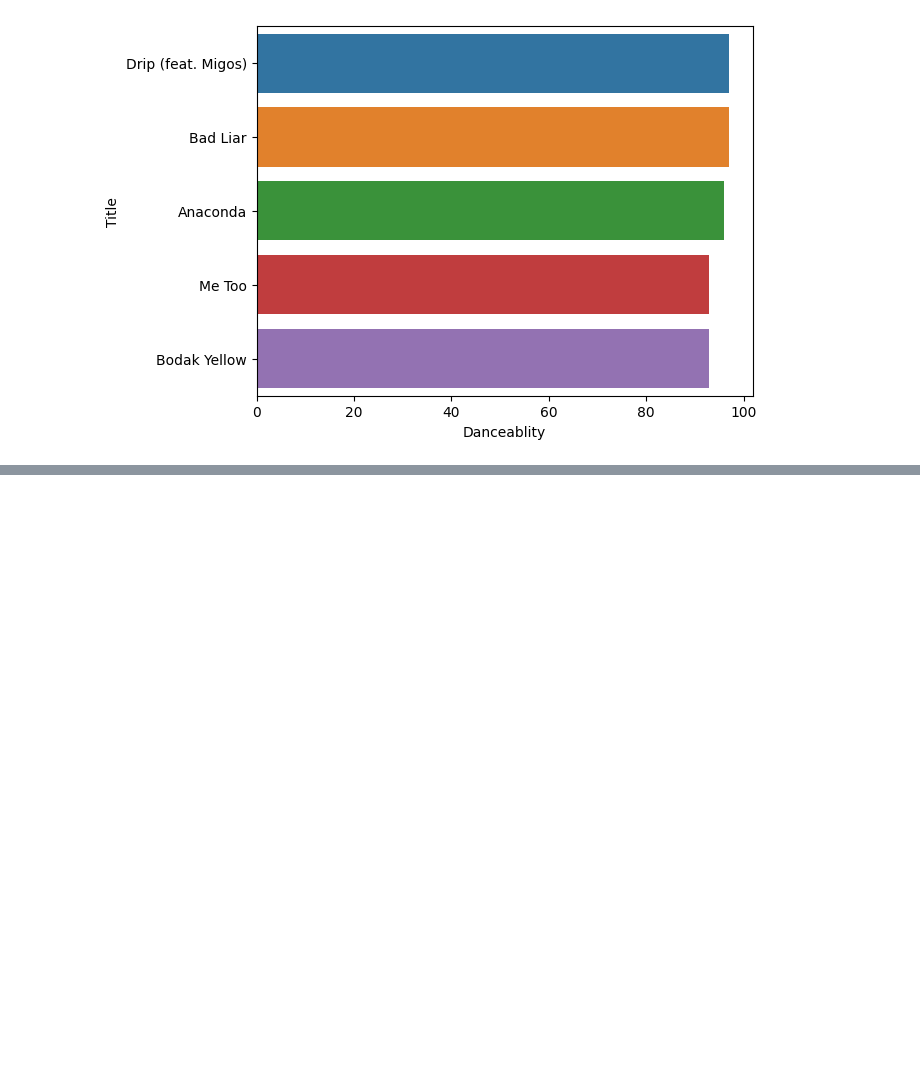
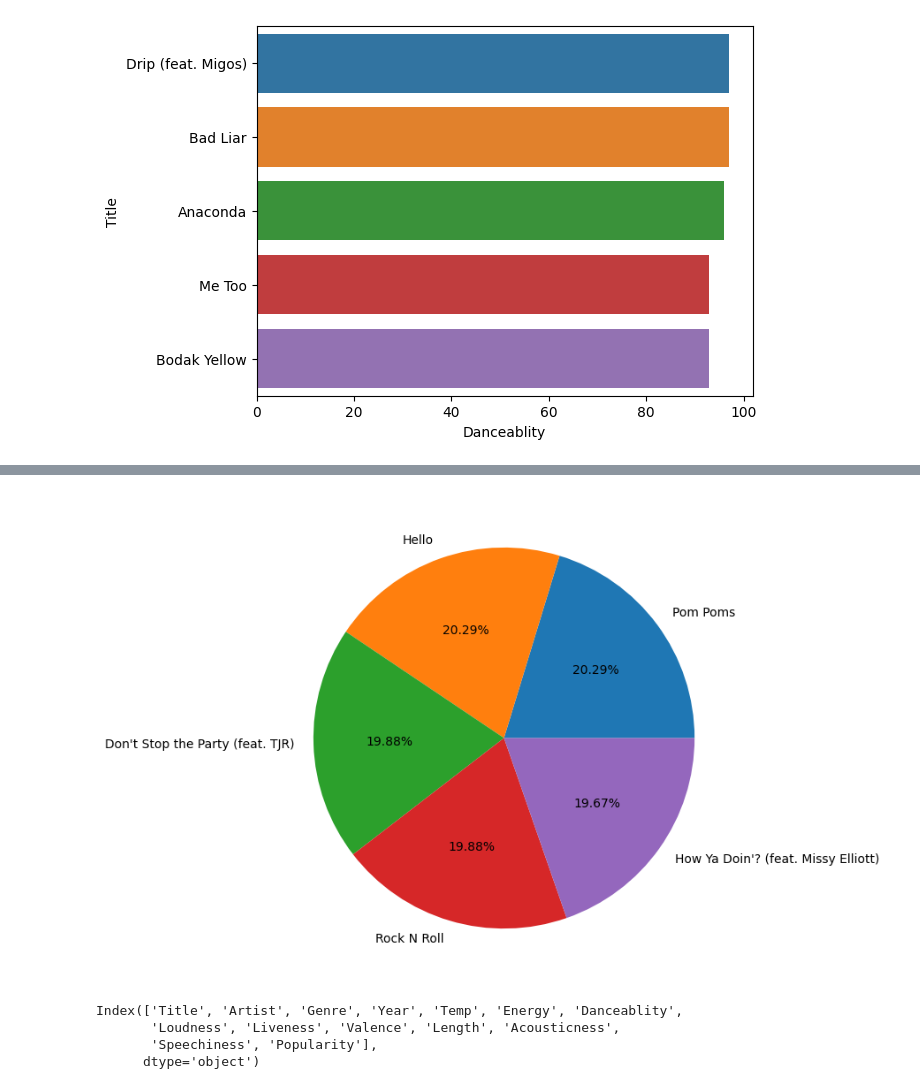
Before and after one commit to Shubhangini19/spotifyDataAnalysis, a Jupyter notebook: SpotifyDataAnalysis7.ipynb, the cells around one changed output, grey strips where cells are left out. Cells and saved outputs as stored; diff of their text form; code cells hidden in the pictures; blank space fills up the shorter version.

```diff
--- a/SpotifyDataAnalysis7.ipynb
+++ b/SpotifyDataAnalysis7.ipynb
@@ -323,0 +326,4 @@ sns.barplot(x="Danceablity", y='Title', data=Danceability_Tracks, estimator=np.m
+# %%
+#Top 5 Energetic tracks
+Energetic_Tracks= df[["Energy","Title"]].sort_values(by="Energy", ascending=False)[:5]
+Energetic_Tracks
@@ -323,0 +337,14 @@ sns.barplot(x="Danceablity", y='Title', data=Danceability_Tracks, estimator=np.m
+# %%
+#Visualising
+plt.figure(figsize=(12,7))
+plt.pie(x="Energy", data=Energetic_Tracks, autopct='%1.2f%%',labels=Energetic_Tracks.Title)
+plt.show()
+# %% [output]
+[figure, added]
+# %%
+df.columns
+# %% [output]
+Index(['Title', 'Artist', 'Genre', 'Year', 'Temp', 'Energy', 'Danceablity',
+       'Loudness', 'Liveness', 'Valence', 'Length', 'Acousticness',
+       'Speechiness', 'Popularity'],
+      dtype='object')
```
Also changed, not shown: parts of 10 cells of this notebook.
